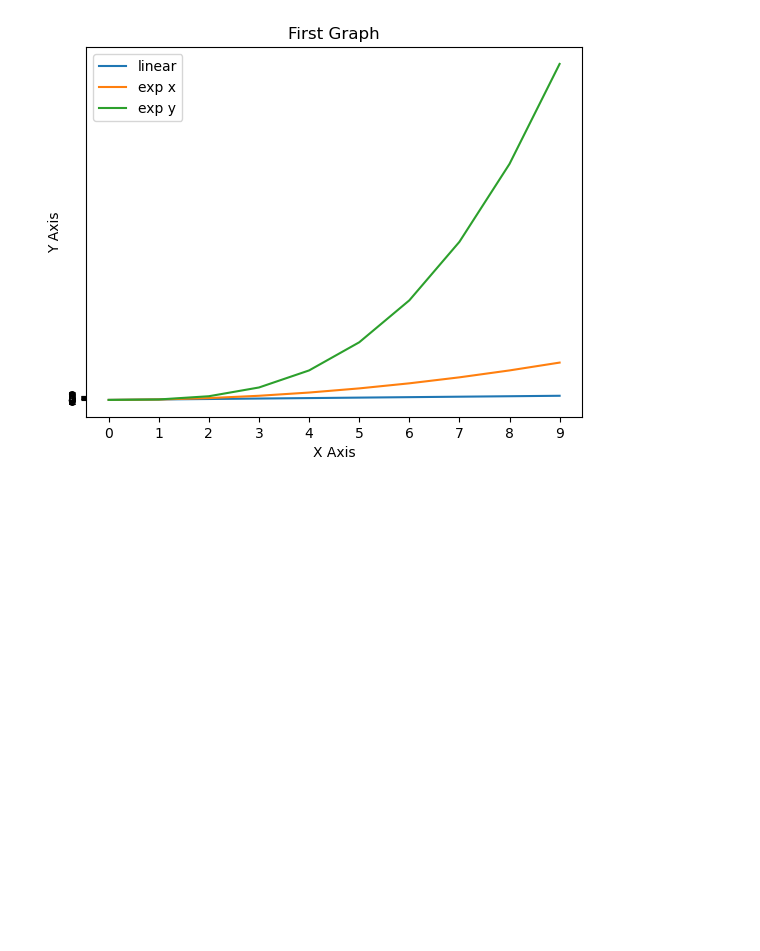
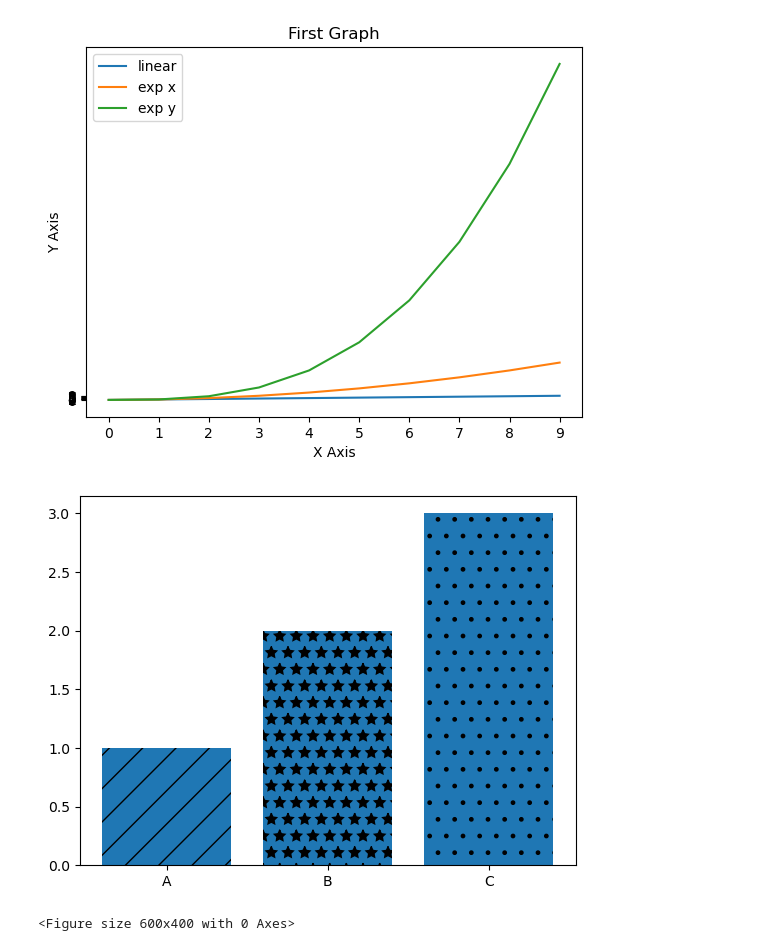
Before and after one commit to kekeli-the-light/data-visualization, a Jupyter notebook: matplot.ipynb, the cells around one changed output. Cells and saved outputs as stored; diff of their text form; code cells hidden in the pictures; blank space fills up the shorter version.

```diff
--- a/matplot.ipynb
+++ b/matplot.ipynb
@@ -28,3 +28,25 @@ plt.savefig('mygraph.png', dpi=300)
 plt.show()
 # %% [output]
 [figure]
+# %%
+labels =['A','B','C']
+values = [1,2,3]
+
+bars = plt.bar(labels,values)
+
+# Shading bars using a for loop
+partterns = ['/','*','.']
+for bar in bars:
+    bar.set_hatch(partterns.pop(0))
+
+    # An alternative
+# bars[0].set_hatch('/')
+# bars[1].set_hatch('*')
+# bars[2].set_hatch('.')
+
+plt.figure(figsize=(6,4))
+
+plt.show()
+# %% [output]
+[figure, added]
+<Figure size 600x400 with 0 Axes>
```
Also changed, not shown: parts of 5 cells of this notebook, 3 other files.
